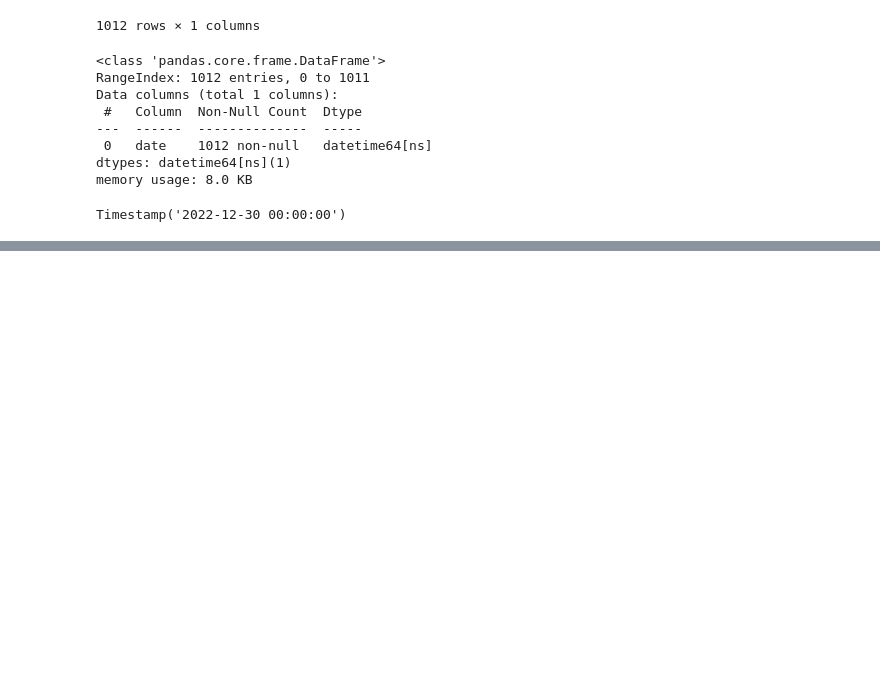
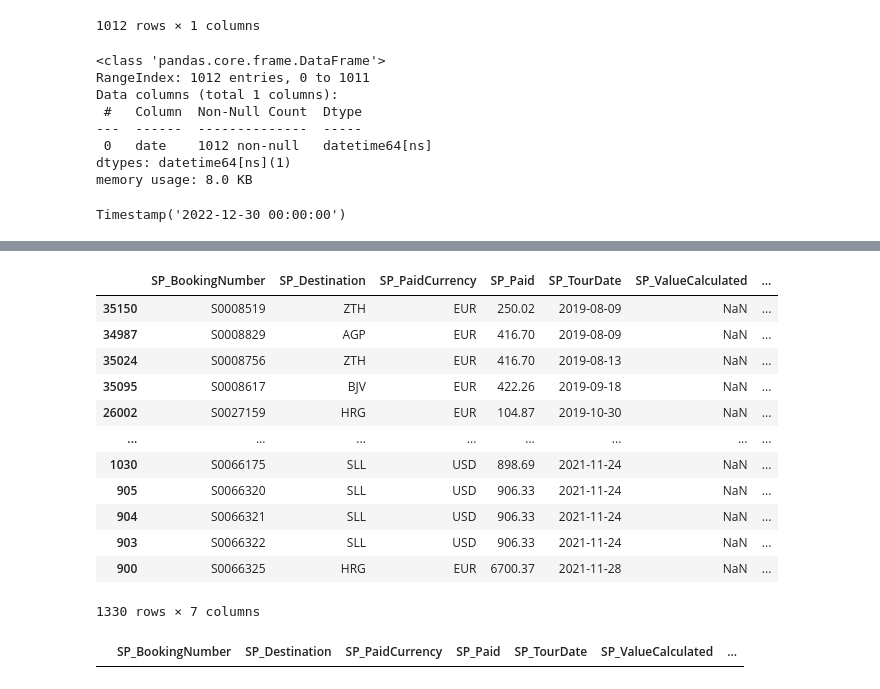
Before and after one commit to KonuTech/AirflowVariousDAGs, a Jupyter notebook: notebooks/holidays_and_sundays_pl.ipynb, the cells around one changed output, grey strips where cells are left out. Cells and saved outputs as stored; diff of their text form; code cells hidden in the pictures; blank space fills up the shorter version.

```diff
--- a/notebooks/holidays_and_sundays_pl.ipynb
+++ b/notebooks/holidays_and_sundays_pl.ipynb
@@ -637,0 +699,22 @@ Timestamp('2022-12-30 00:00:00')
+# %%
+missing_exchange_rates = foreign_currencies[foreign_currencies['SP_ExchangeRate'].isnull()]
+# %%
+missing_exchange_rates.sort_values(['SP_TourDate'])
+# %% [output]
+|  | SP_BookingNumber | SP_Destination | SP_PaidCurrency | SP_Paid | SP_TourDate | SP_ValueCalculated | ... |
+| 35150 | S0008519 | ZTH | EUR | 250.02 | 2019-08-09 | NaN | ... |
+| 34987 | S0008829 | AGP | EUR | 416.70 | 2019-08-09 | NaN | ... |
+| 35024 | S0008756 | ZTH | EUR | 416.70 | 2019-08-13 | NaN | ... |
+| 35095 | S0008617 | BJV | EUR | 422.26 | 2019-09-18 | NaN | ... |
+| 26002 | S0027159 | HRG | EUR | 104.87 | 2019-10-30 | NaN | ... |
+| ... | ... | ... | ... | ... | ... | ... | ... |
+| 1030 | S0066175 | SLL | USD | 898.69 | 2021-11-24 | NaN | ... |
+| 905 | S0066320 | SLL | USD | 906.33 | 2021-11-24 | NaN | ... |
+| 904 | S0066321 | SLL | USD | 906.33 | 2021-11-24 | NaN | ... |
+| 903 | S0066322 | SLL | USD | 906.33 | 2021-11-24 | NaN | ... |
+| 900 | S0066325 | HRG | EUR | 6700.37 | 2021-11-28 | NaN | ... |
+1330 rows × 7 columns
+# %%
+missing_exchange_rates[missing_exchange_rates['SP_TourDate'] == '2020-05-08']
+# %% [output]
+|  | SP_BookingNumber | SP_Destination | SP_PaidCurrency | SP_Paid | SP_TourDate | SP_ValueCalculated | ... |
```
Also changed, not shown: parts of 9 cells of this notebook, 4 other files.
